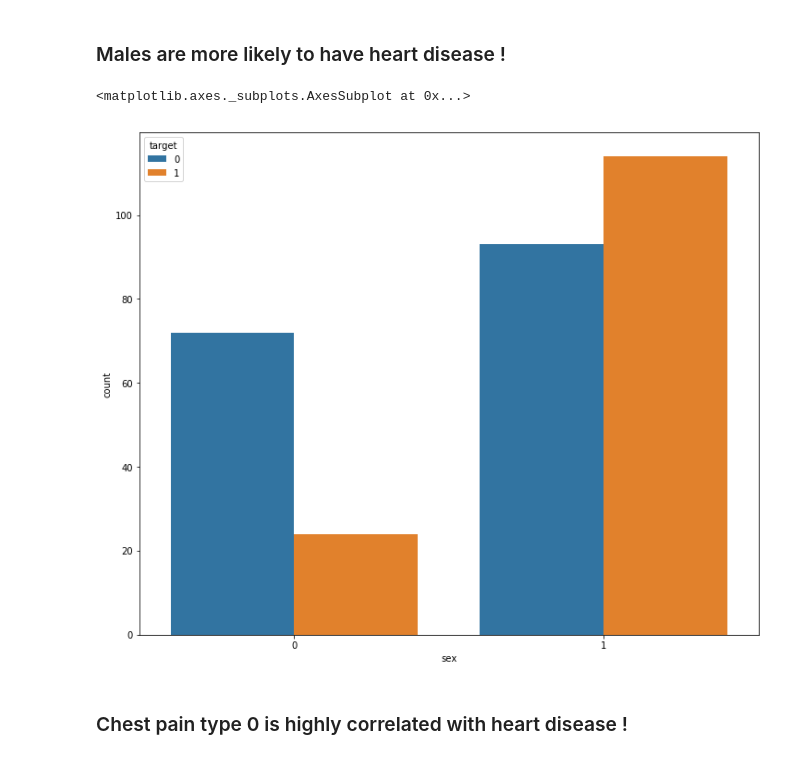
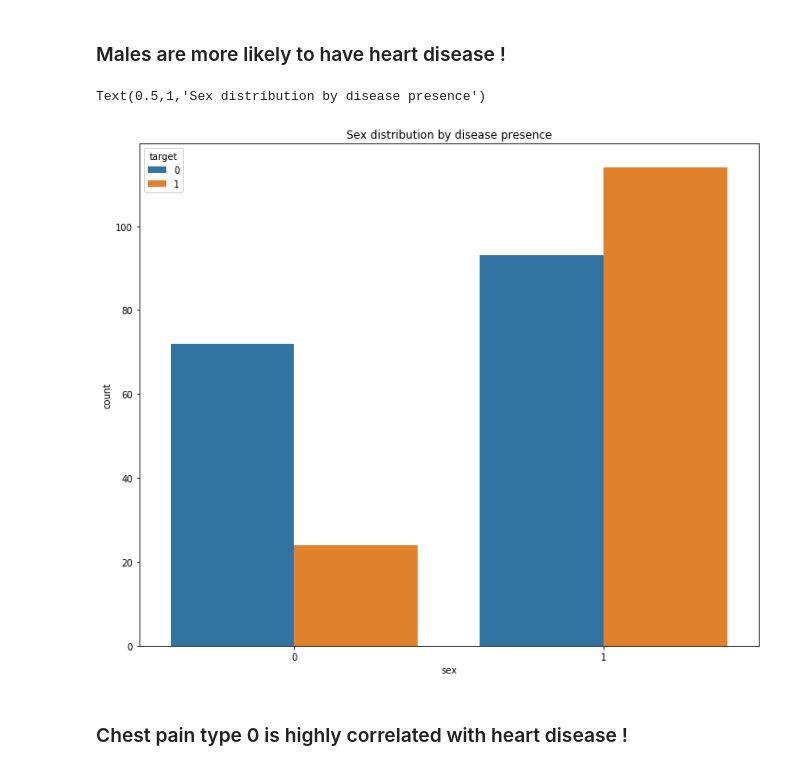
Before and after one commit to kaizendae/Heart-Disease-Project, a Jupyter notebook: Heart_disease_final_project.ipynb, the cells around one changed output. Drawn from its saved outputs; the diff is of its cells as text; code cells hidden in the pictures.

```diff
--- a/Heart_disease_final_project.ipynb
+++ b/Heart_disease_final_project.ipynb
@@ -228,9 +237,10 @@ sns.countplot(x="age", hue="target", data=heart_data)
 ### Males are more likely to have heart disease !
 # %%
 sns.countplot(x="sex", hue="target", data=heart_data)
+plt.title('Sex distribution by disease presence')
 # %% [output]
-<matplotlib.axes._subplots.AxesSubplot at 0x...>
+Text(0.5,1,'Sex distribution by disease presence')
-[figure, old version]
+[figure, new version]
 # %% [markdown]
 ### Chest pain type 0 is highly correlated with heart disease !
 # %%
```
Also changed, not shown: parts of 7 cells of this notebook, 1 other file.
